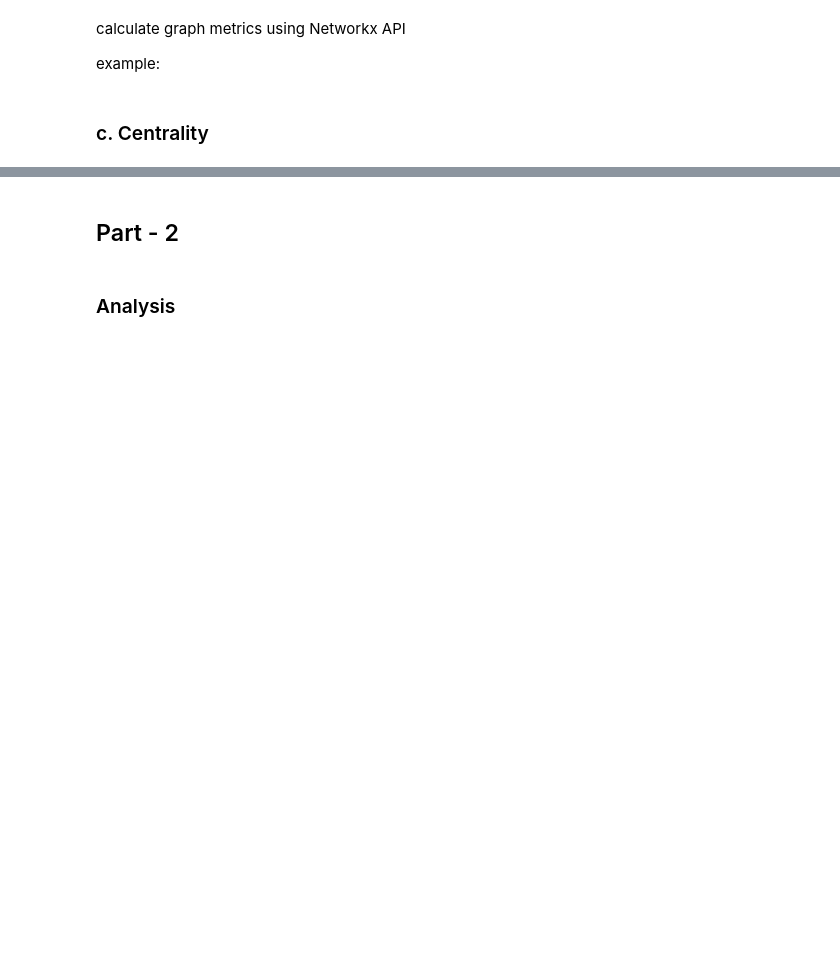
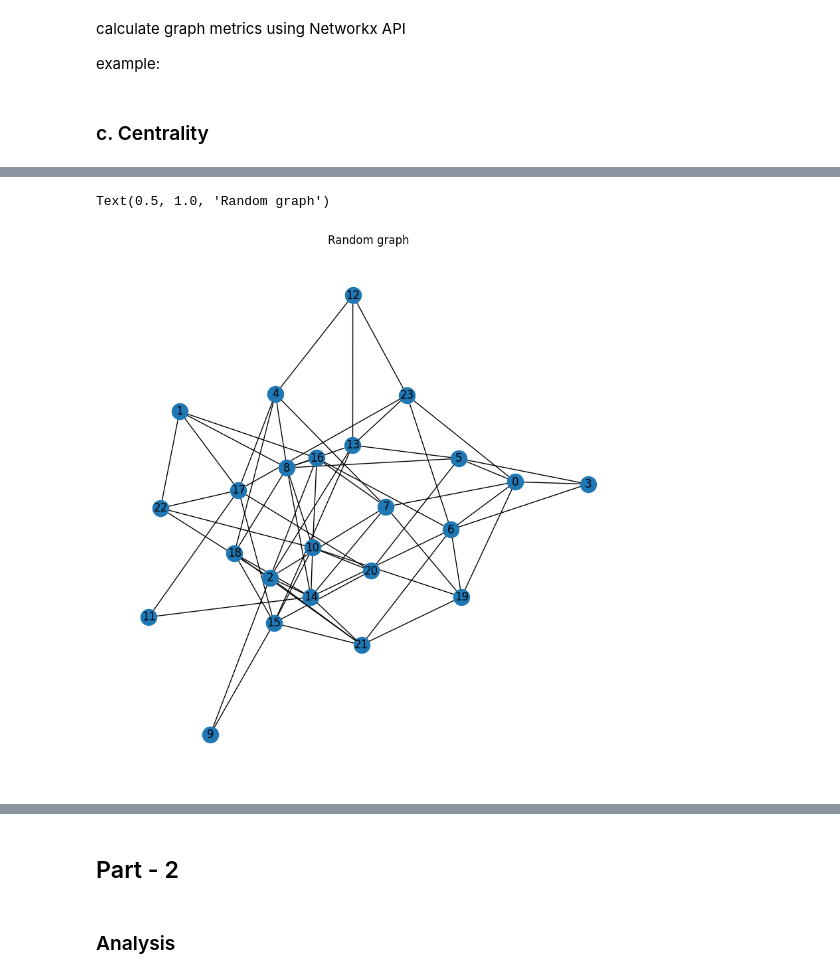
Before and after one commit to rasgulla-warriors/aneus-explorers, a Jupyter notebook: template_assignment1.ipynb, the cells around one changed output, grey strips where cells are left out. Saved outputs shown, nothing was run; the diff lists cells and outputs as text; code cells hidden in the pictures; blank space fills up the shorter version.

```diff
--- a/template_assignment1.ipynb
+++ b/template_assignment1.ipynb
@@ -168,0 +280,8 @@ degree_centrality = nx.degree_centrality(G)
+# %%
+random_graph = nx.erdos_renyi_graph(len(G.nodes()), avg_degree/len(G.nodes()))
+plt.figure(figsize=(8, 8))
+nx.draw(random_graph, with_labels=True)
+plt.title("Random graph")
+# %% [output]
+Text(0.5, 1.0, 'Random graph')
+[figure, added]
```
Also changed, not shown: parts of 22 cells of this notebook.
